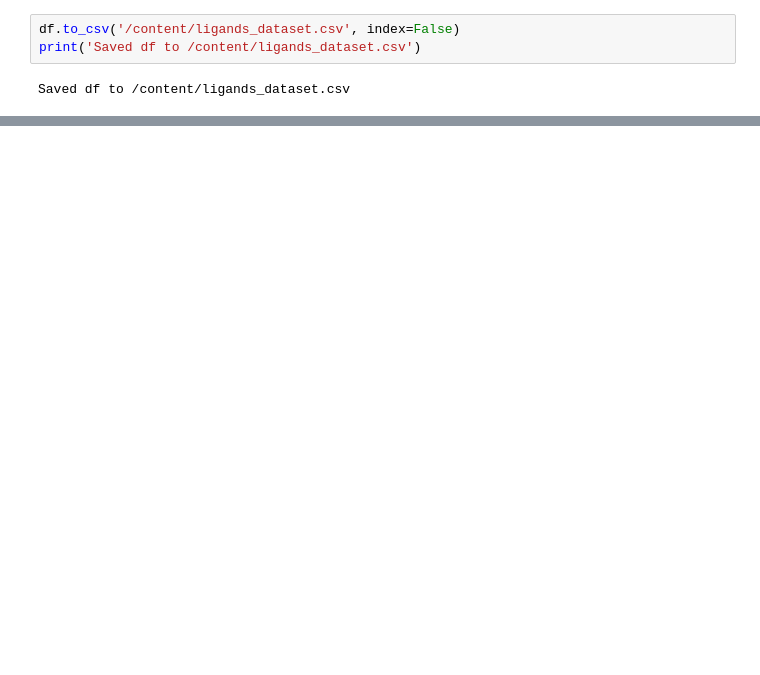
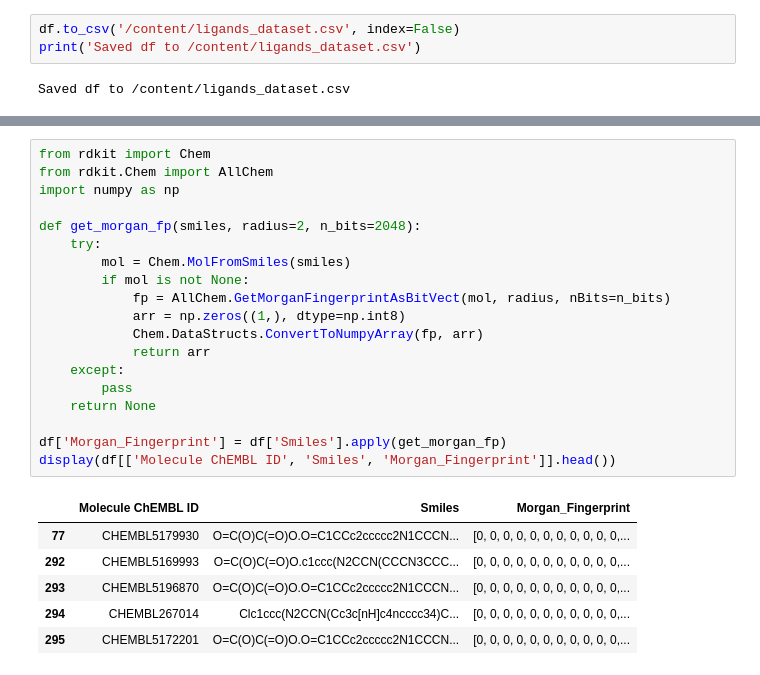
Before and after one commit to briskicedteaa/DopaGen, a Jupyter notebook: Notebooks/DopaGen.ipynb, the cells around one changed output, grey strips where cells are left out. Drawn from its saved outputs; the diff is of its cells as text; blank space fills up the shorter version.

Commit message:
Computed Morgan fingerprints for ligands

```diff
--- a/Notebooks/DopaGen.ipynb
+++ b/Notebooks/DopaGen.ipynb
@@ -173,0 +185,26 @@ Saved df to /content/ligands_dataset.csv
+# %%
+from rdkit import Chem
+from rdkit.Chem import AllChem
+import numpy as np
+
+def get_morgan_fp(smiles, radius=2, n_bits=2048):
+    try:
+        mol = Chem.MolFromSmiles(smiles)
+        if mol is not None:
+            fp = AllChem.GetMorganFingerprintAsBitVect(mol, radius, nBits=n_bits)
+            arr = np.zeros((1,), dtype=np.int8)
+            Chem.DataStructs.ConvertToNumpyArray(fp, arr)
+            return arr
+    except:
+        pass
+    return None
+
+df['Morgan_Fingerprint'] = df['Smiles'].apply(get_morgan_fp)
+display(df[['Molecule ChEMBL ID', 'Smiles', 'Morgan_Fingerprint']].head())
+# %% [output]
+|  | Molecule ChEMBL ID | Smiles | Morgan_Fingerprint |
+| 77 | CHEMBL5179930 | O=C(O)C(=O)O.O=C1CCc2ccccc2N1CCCN... | [0, 0, 0, 0, 0, 0, 0, 0, 0, 0, 0,... |
+| 292 | CHEMBL5169993 | O=C(O)C(=O)O.c1ccc(N2CCN(CCCN3CCC... | [0, 0, 0, 0, 0, 0, 0, 0, 0, 0, 0,... |
+| 293 | CHEMBL5196870 | O=C(O)C(=O)O.O=C1CCc2ccccc2N1CCCN... | [0, 0, 0, 0, 0, 0, 0, 0, 0, 0, 0,... |
+| 294 | CHEMBL267014 | Clc1ccc(N2CCN(Cc3c[nH]c4ncccc34)C... | [0, 0, 0, 0, 0, 0, 0, 0, 0, 0, 0,... |
+| 295 | CHEMBL5172201 | O=C(O)C(=O)O.O=C1CCc2ccccc2N1CCCN... | [0, 0, 0, 0, 0, 0, 0, 0, 0, 0, 0,... |
```
Also changed, not shown: parts of 1 cell of this notebook.
